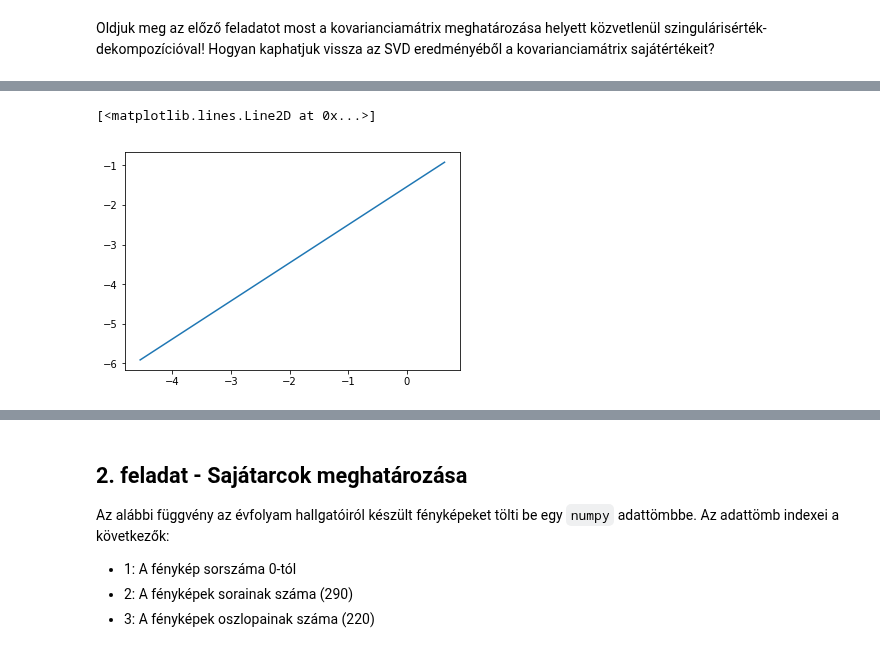
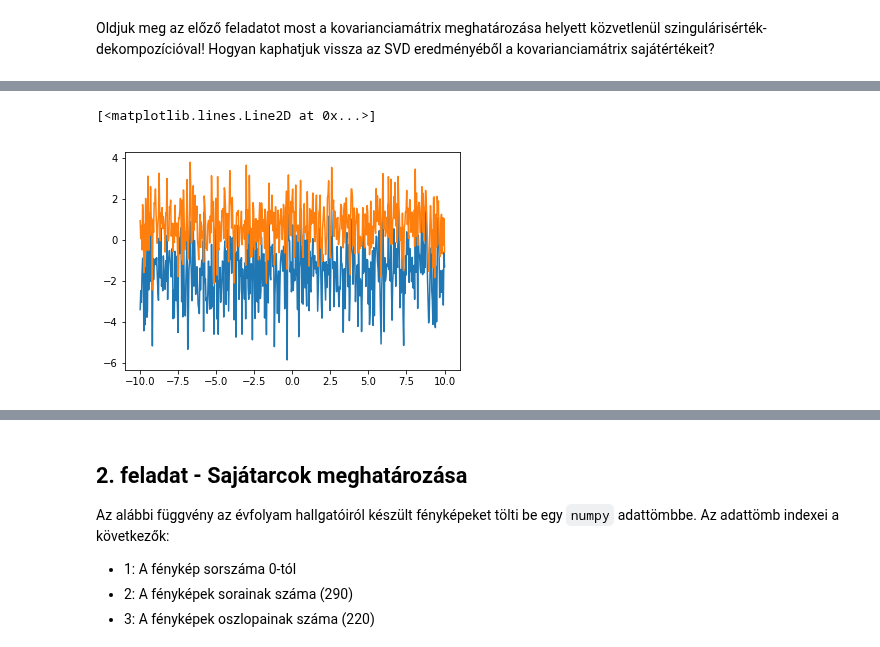
Before and after one commit to Tominano/Numerical-methods-of-physics-II, a Jupyter notebook: 5_feladatsor/5_feladat_Tomi.ipynb, the cells around one changed output, grey strips where cells are left out. Saved outputs shown, nothing was run; the diff lists cells and outputs as text; code cells hidden in the pictures.

```diff
--- a/5_feladatsor/5_feladat_Tomi.ipynb
+++ b/5_feladatsor/5_feladat_Tomi.ipynb
@@ -203,7 +192,9 @@ def pca(X):
   X_pca = np.dot(X, eigen_vecs)
   return X_pca
 # %%
+t = linspace(-10,10,500)
 k = pca(genrand)
-plot(k[0],k[1])
+plot(t,k[:,0])
+plot(t,k[:,1])
 # %% [output]
 [<matplotlib.lines.Line2D at 0x...>]
@@ -274,8 +292,9 @@ plot(f[0],f[1],'ro',alpha=0.4)
 # %%
-plot(a[0],a[1])
+plot(t,a[:,0])
+plot(t,a[:,1])
 # %% [output]
 [<matplotlib.lines.Line2D at 0x...>]
-[figure, old version]
+[figure, new version]
 # %%
 #X = P D Q^t, ellenörzés
 X_a = U @ diag(s) @ VT
```
Also changed, not shown: parts of 9 cells of this notebook.
